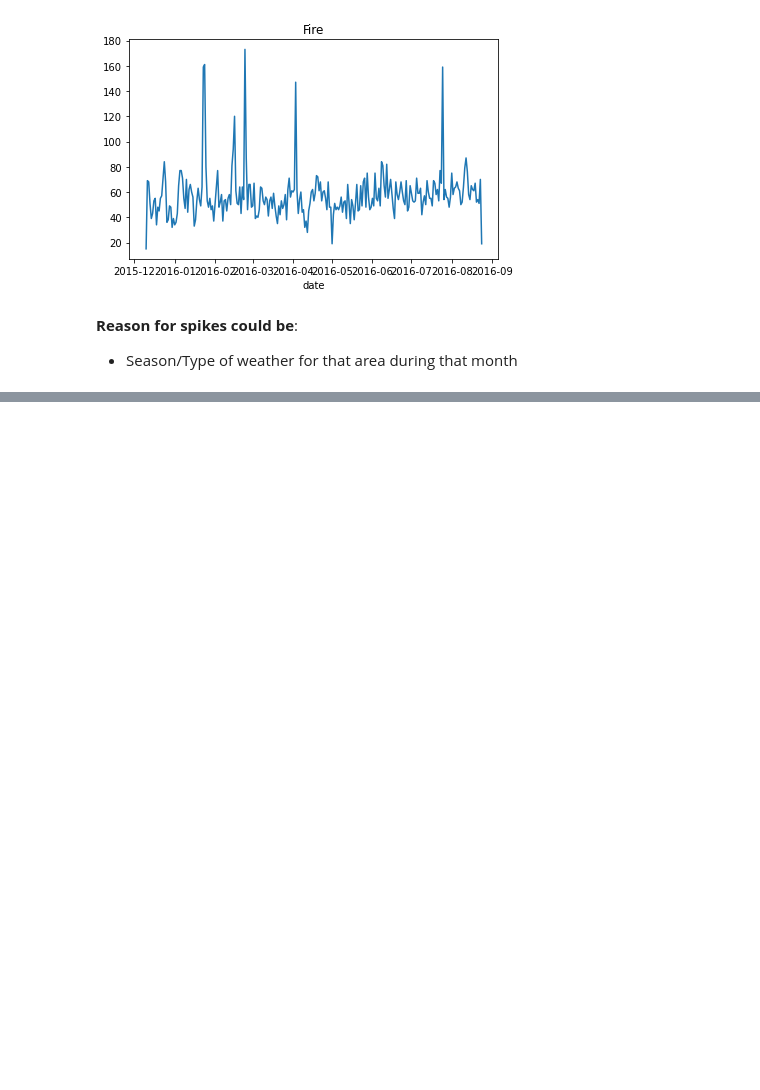
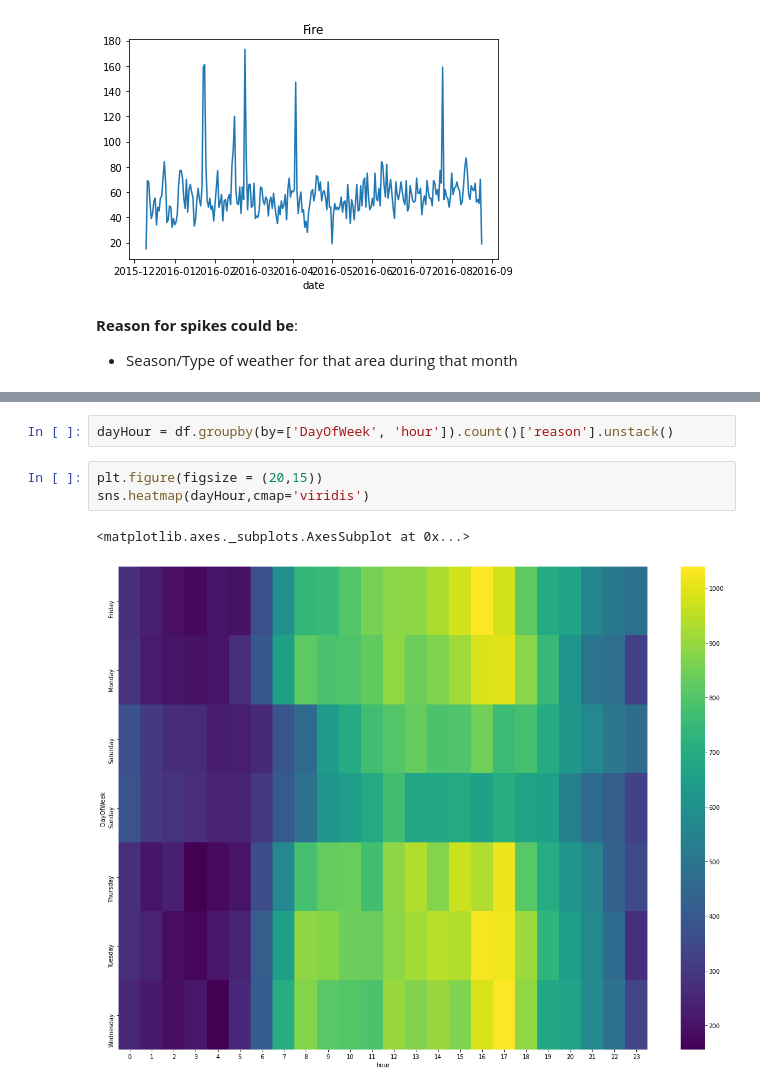
Before and after one commit to HunterKane/Capstone-Project---911-Call-Data, a Jupyter notebook: Capstone Project - 911 Calls Data .ipynb, the cells around one changed output, grey strips where cells are left out. Cells and saved outputs as stored; diff of their text form; blank space fills up the shorter version.

Commit message:
Seaborn Visualization Completed
Analyzed data with heat and cluster maps:
- Discovered what days, hours, and months when 911 calls were made.

```diff
--- a/Capstone Project - 911 Calls Data .ipynb
+++ b/Capstone Project - 911 Calls Data .ipynb
@@ -428,0 +429,8 @@ __Reason for spikes could be__:
+# %%
+dayHour = df.groupby(by=['DayOfWeek', 'hour']).count()['reason'].unstack()
+# %%
+plt.figure(figsize = (20,15))
+sns.heatmap(dayHour,cmap='viridis')
+# %% [output]
+<matplotlib.axes._subplots.AxesSubplot at 0x...>
+[figure, added]
```
Also changed, not shown: parts of 15 cells of this notebook.
